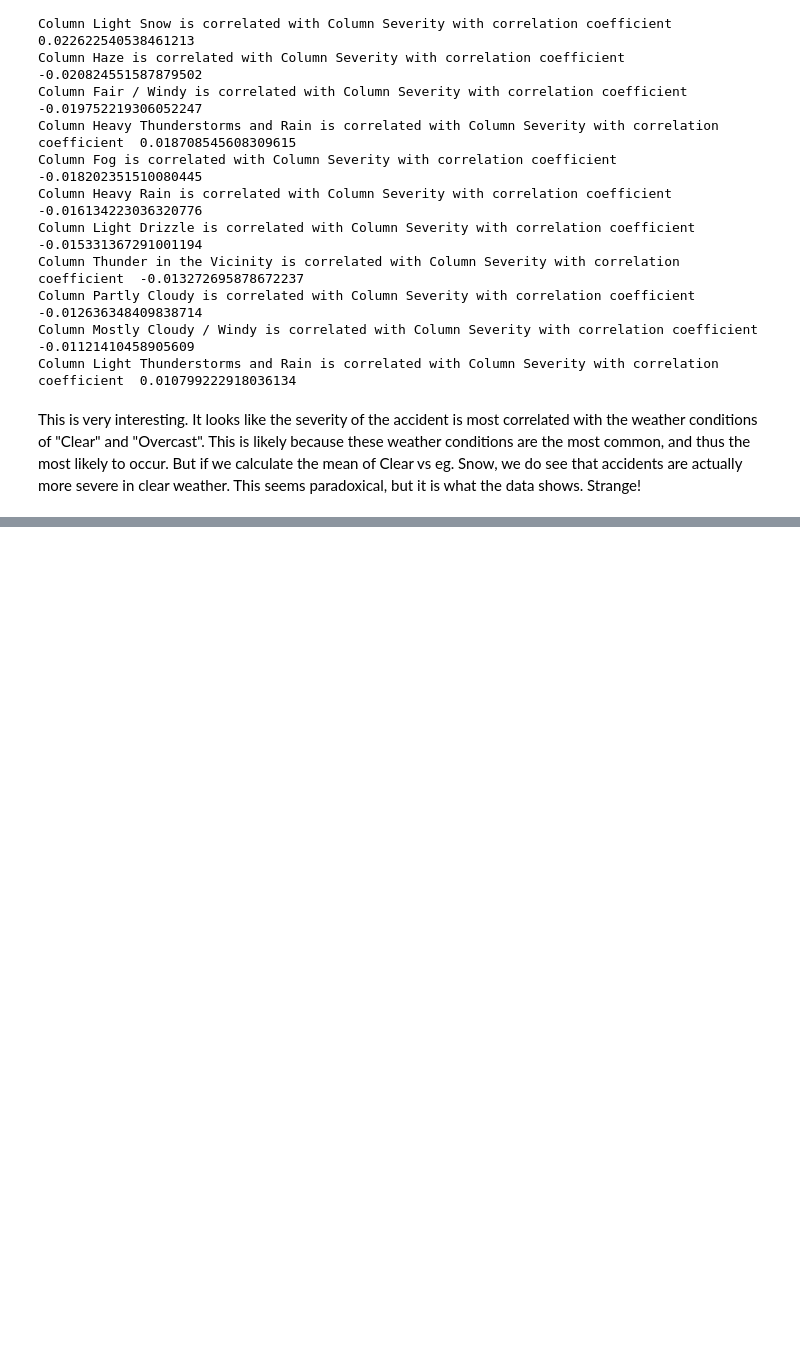
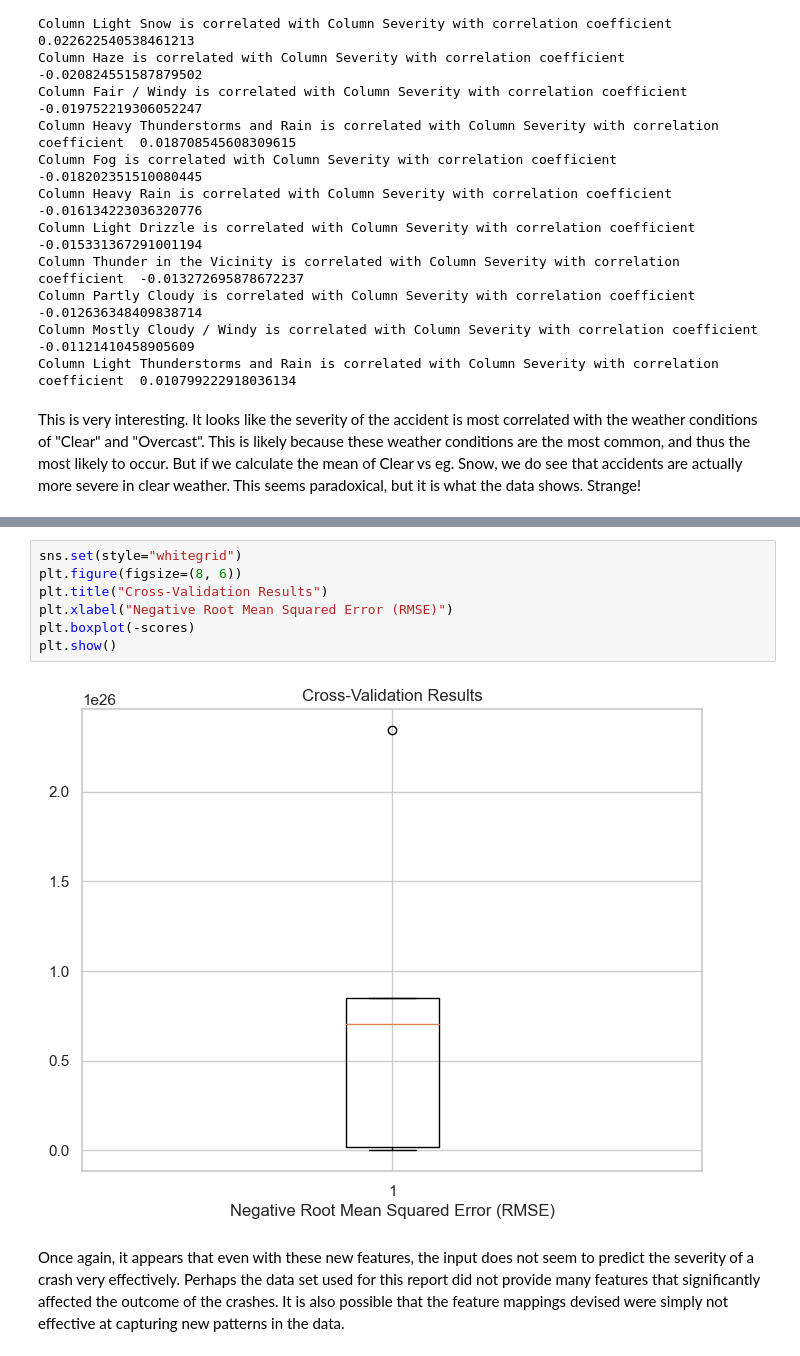
Before and after one commit to sseshadri26/ECE133A-Project, a Jupyter notebook: Project Notebook.ipynb, the cells around one changed output, grey strips where cells are left out. Saved outputs shown, nothing was run; the diff lists cells and outputs as text; blank space fills up the shorter version.

```diff
--- a/Project Notebook.ipynb
+++ b/Project Notebook.ipynb
@@ -517,0 +696,16 @@ Average cross-validation score: -146357021505225549974339584.00
+# %%
+sns.set(style="whitegrid")
+plt.figure(figsize=(8, 6))
+plt.title("Cross-Validation Results")
+plt.xlabel("Negative Root Mean Squared Error (RMSE)")
+plt.boxplot(-scores)
+plt.show()
+# %% [output]
+[figure, added]
+# %% [markdown]
+Once again, it appears that even with these new features, the input does
+not seem to predict the severity of a crash very effectively. Perhaps
+the data set used for this report did not provide many features that
+significantly affected the outcome of the crashes. It is also possible
+that the feature mappings devised were simply not effective at capturing
+new patterns in the data.
```
Also changed, not shown: parts of 26 cells of this notebook, 2 other files.
